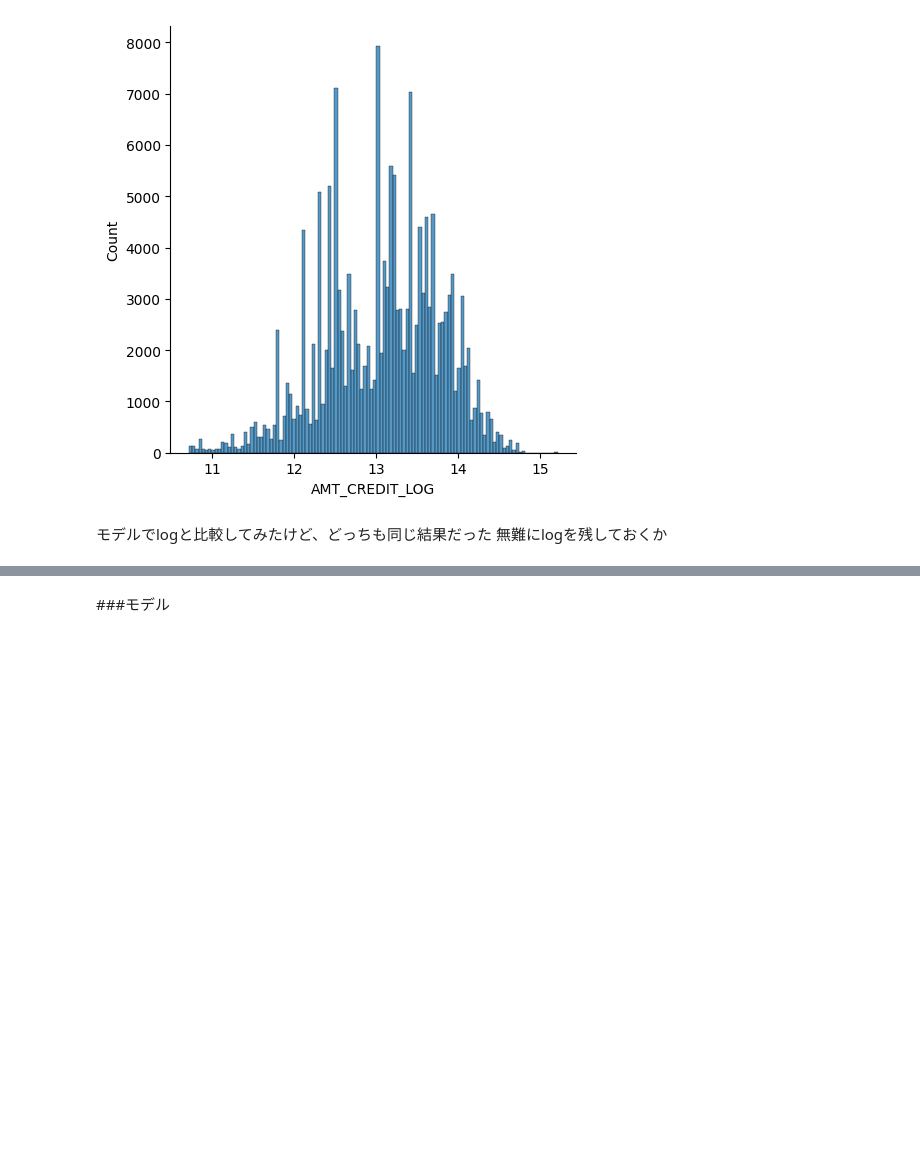
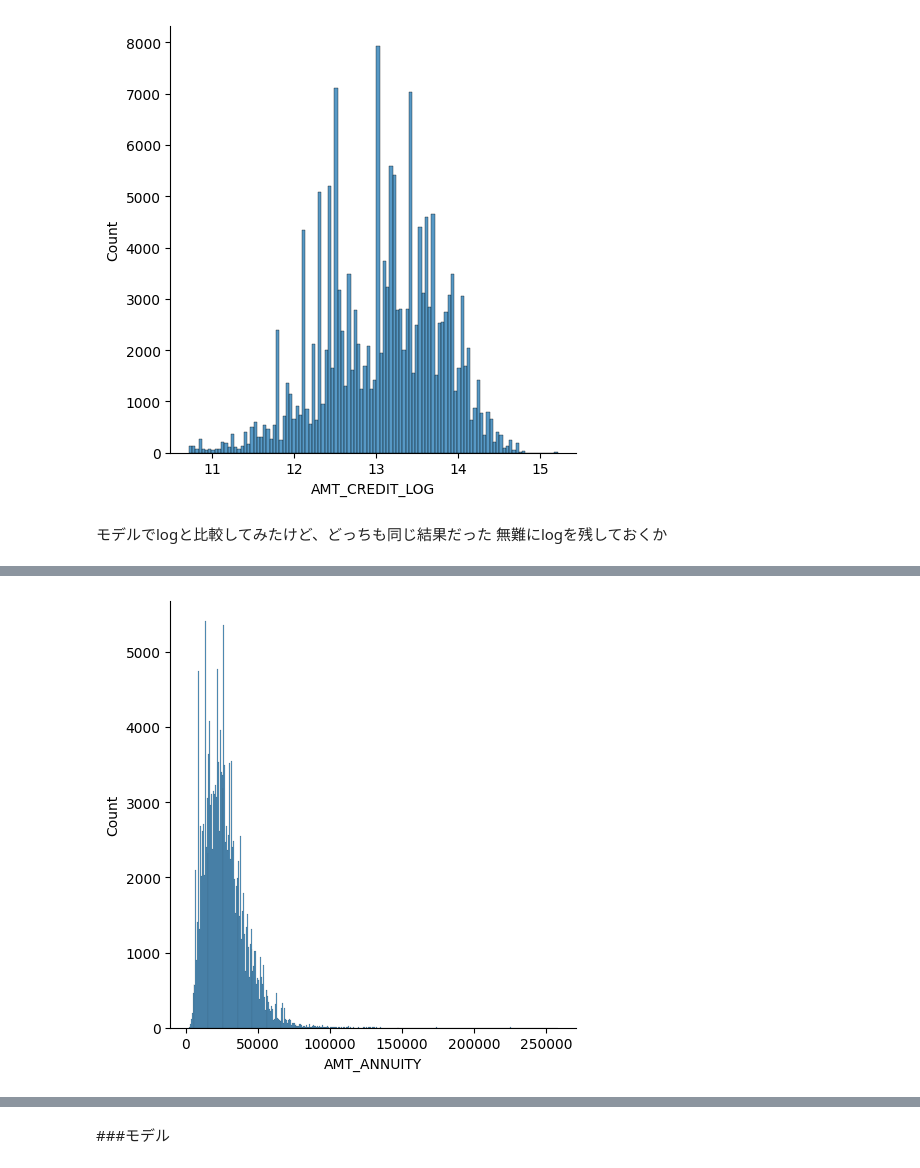
Before and after one commit to aki05162525/gci_compe2, a Jupyter notebook: compe2_ver1.ipynb, the cells around one changed output, grey strips where cells are left out. Cells and saved outputs as stored; diff of their text form; code cells hidden in the pictures; blank space fills up the shorter version.

Commit message:
AMT_ANNUITYの追加 Validation Log Loss: 0.2555082274545184 Train Score: 0.7767688035988791 Valid Score: 0.72349259034472

```diff
--- a/compe2_ver1.ipynb
+++ b/compe2_ver1.ipynb
@@ -374,0 +396,10 @@ plt.show()
+# %%
+#最頻値でカバー
+median_val = train['AMT_ANNUITY'].median()
+train['AMT_ANNUITY'].fillna(median_val, inplace=True)
+test['AMT_ANNUITY'].fillna(median_val, inplace=True)
+# %%
+sns.displot(data=train, x="AMT_ANNUITY")
+plt.show()
+# %% [output]
+[figure, added]
```
Also changed, not shown: parts of 7 cells of this notebook.
